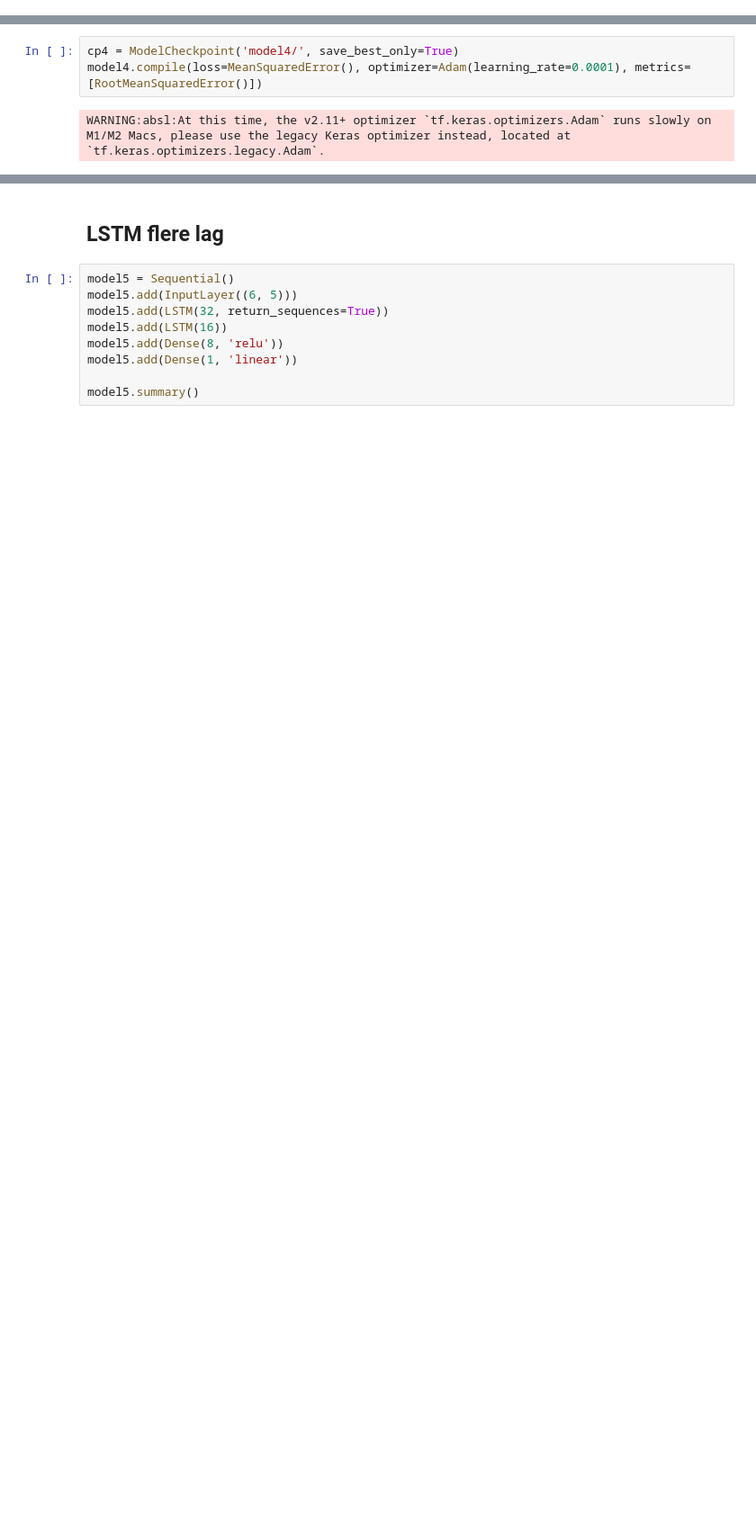
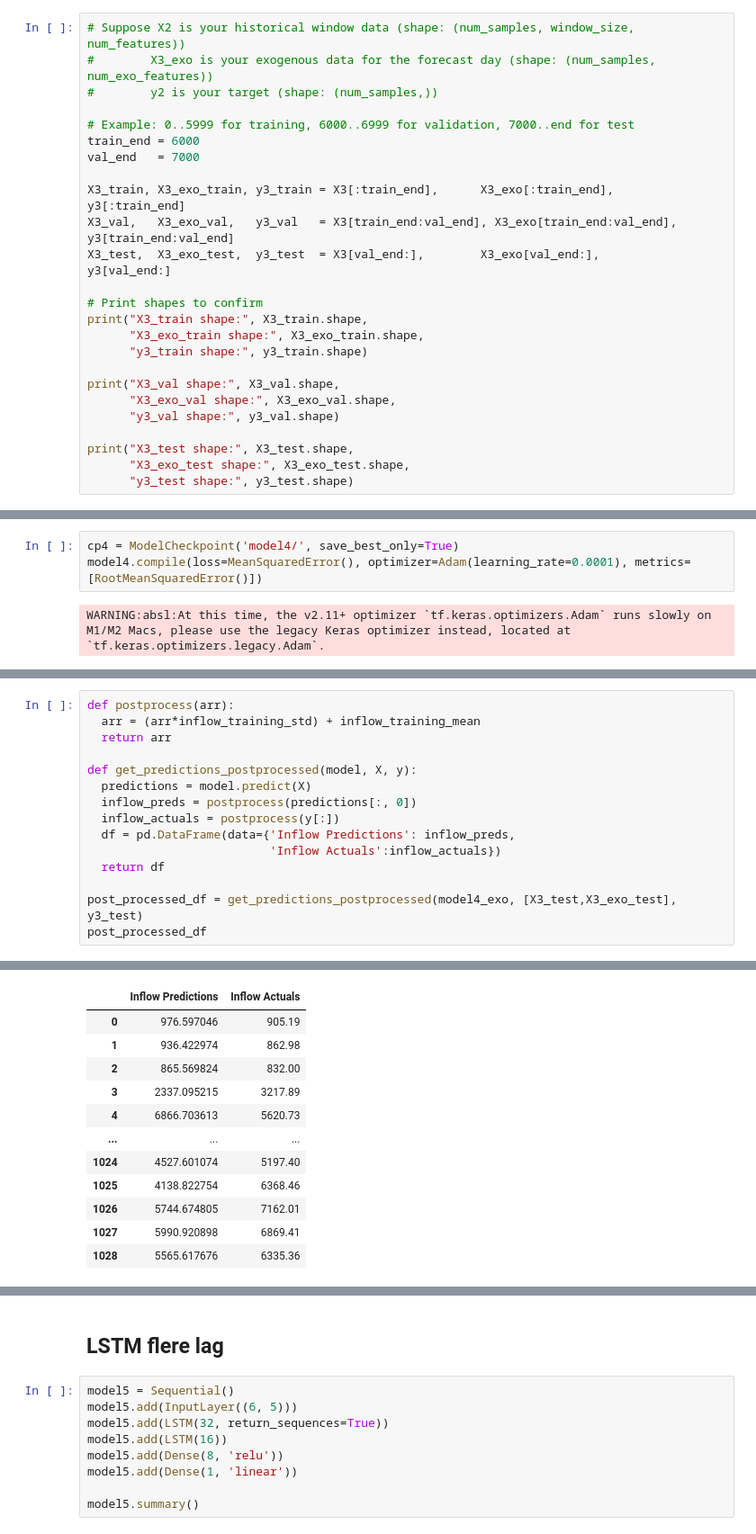
Before and after one commit to nicolaigarder/Forecasting-water-inflow, a Jupyter notebook: AI_models/Simple_AIs.ipynb, the cells around one changed output, grey strips where cells are left out. Shown at 90% size. Cells and saved outputs as stored; diff of their text form; blank space fills up the shorter version.

```diff
--- a/AI_models/Simple_AIs.ipynb
+++ b/AI_models/Simple_AIs.ipynb
@@ -536,0 +582,25 @@ X2_train.shape, y2_train.shape, X2_val.shape, y2_val.shape, X2_test.shape, y2_te
+# %%
+# Suppose X2 is your historical window data (shape: (num_samples, window_size, num_features))
+#        X3_exo is your exogenous data for the forecast day (shape: (num_samples, num_exo_features))
+#        y2 is your target (shape: (num_samples,))
+
+# Example: 0..5999 for training, 6000..6999 for validation, 7000..end for test
+train_end = 6000
+val_end   = 7000
+
+X3_train, X3_exo_train, y3_train = X3[:train_end],      X3_exo[:train_end],      y3[:train_end]
+X3_val,   X3_exo_val,   y3_val   = X3[train_end:val_end], X3_exo[train_end:val_end], y3[train_end:val_end]
+X3_test,  X3_exo_test,  y3_test  = X3[val_end:],        X3_exo[val_end:],        y3[val_end:]
+
+# Print shapes to confirm
+print("X3_train shape:", X3_train.shape,
+      "X3_exo_train shape:", X3_exo_train.shape,
+      "y3_train shape:", y3_train.shape)
+
+print("X3_val shape:", X3_val.shape,
+      "X3_exo_val shape:", X3_exo_val.shape,
+      "y3_val shape:", y3_val.shape)
+
+print("X3_test shape:", X3_test.shape,
+      "X3_exo_test shape:", X3_exo_test.shape,
+      "y3_test shape:", y3_test.shape)
@@ -643,0 +839,16 @@ plot_predictions1(model4, X2_test, y2_test)
+# %%
+def postprocess(arr):
+  arr = (arr*inflow_training_std) + inflow_training_mean
+  return arr
+
+def get_predictions_postprocessed(model, X, y):
+  predictions = model.predict(X)
+  inflow_preds = postprocess(predictions[:, 0])
+  inflow_actuals = postprocess(y[:])
+  df = pd.DataFrame(data={'Inflow Predictions': inflow_preds,
+                          'Inflow Actuals':inflow_actuals})
+  return df
+
+post_processed_df = get_predictions_postprocessed(model4_exo, [X3_test,X3_exo_test], y3_test)
+post_processed_df
+# %% [output]
@@ -643,0 +856,12 @@ plot_predictions1(model4, X2_test, y2_test)
+|  | Inflow Predictions | Inflow Actuals |
+| 0 | 976.597046 | 905.19 |
+| 1 | 936.422974 | 862.98 |
+| 2 | 865.569824 | 832.00 |
+| 3 | 2337.095215 | 3217.89 |
+| 4 | 6866.703613 | 5620.73 |
+| ... | ... | ... |
+| 1024 | 4527.601074 | 5197.40 |
+| 1025 | 4138.822754 | 6368.46 |
+| 1026 | 5744.674805 | 7162.01 |
+| 1027 | 5990.920898 | 6869.41 |
+| 1028 | 5565.617676 | 6335.36 |
```
Also changed, not shown: parts of 37 cells of this notebook, 35 other files.
